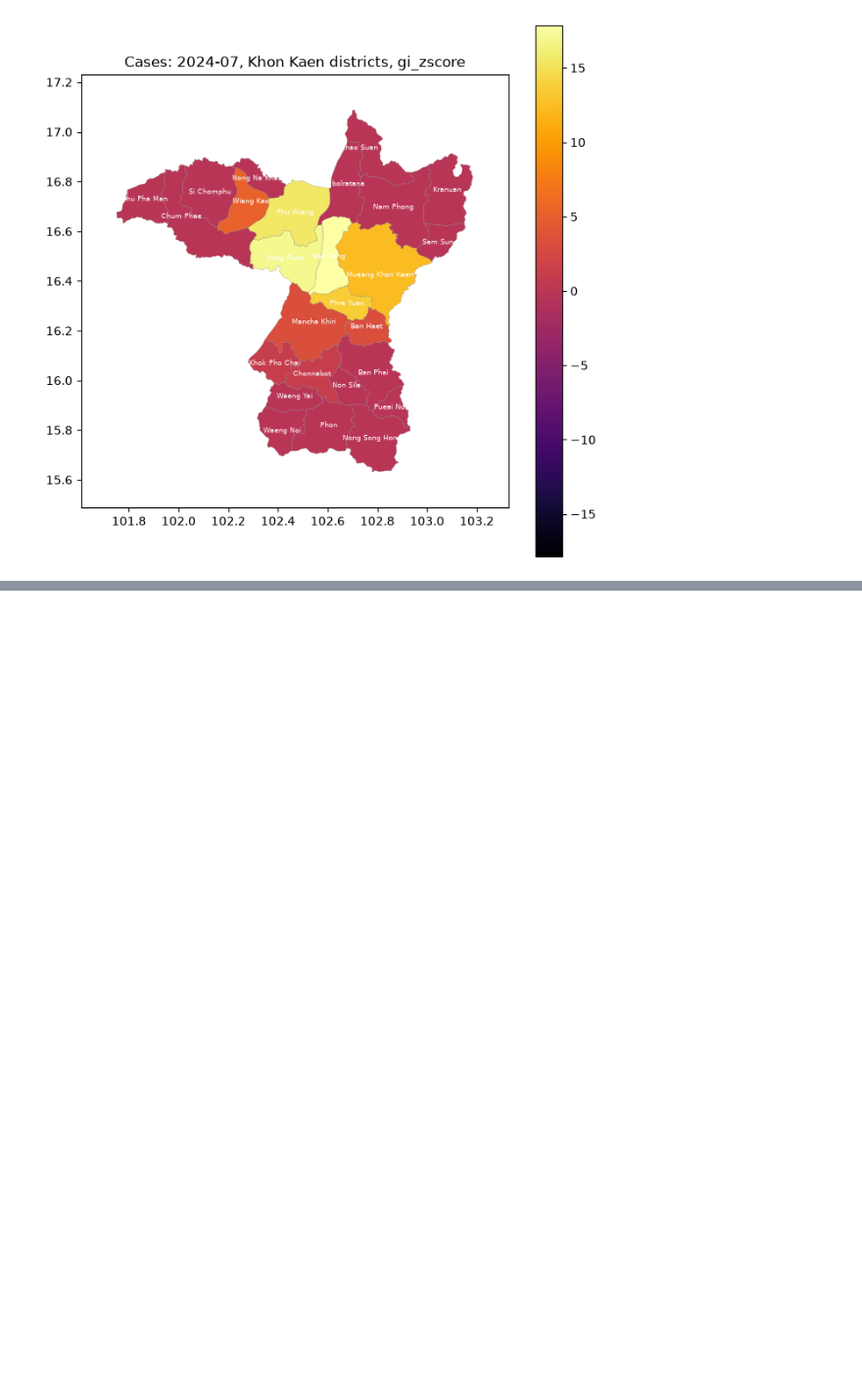
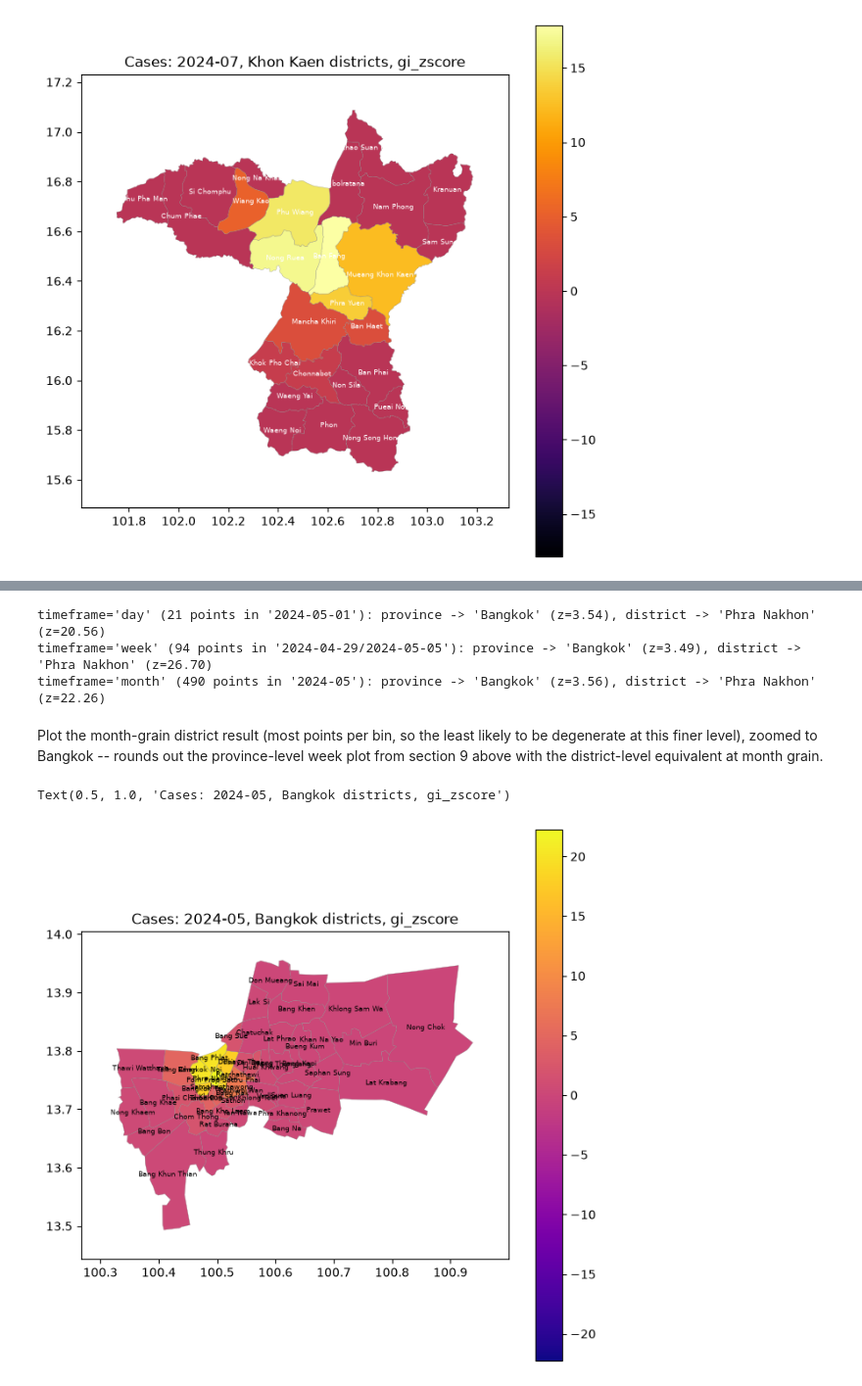
Before and after one commit to nongwarodom/spatialdetection, a Jupyter notebook: notebooks/quickstart.ipynb, the cells around one changed output, grey strips where cells are left out. Shown at 98% size. Drawn from its saved outputs; the diff is of its cells as text; code cells hidden in the pictures; blank space fills up the shorter version.

```diff
--- a/notebooks/quickstart.ipynb
+++ b/notebooks/quickstart.ipynb
@@ -582,0 +592,44 @@ for month, (province_code, province_en) in month_provinces.items():
+# %%
+for timeframe in ("day", "week", "month"):
+    binned = time_bin_label(time_df["reported_at"], timeframe=timeframe)
+    first_bin = sorted(binned.unique())[0]
+    bin_df = time_df[binned == first_bin]
+    with warnings.catch_warnings():
+        warnings.simplefilter("ignore", UserWarning)
+        bin_province = province_hotspots(bin_df, value_col="cases", k=5, permutations=199)
+        bin_district = district_hotspots(bin_df, value_col="cases", k=5, permutations=199)
+    top_province = bin_province.sort_values("gi_zscore", ascending=False).iloc[0]
+    top_district = bin_district.sort_values("gi_zscore", ascending=False).iloc[0]
+    print(
+        f"timeframe={timeframe!r} ({len(bin_df)} points in {first_bin!r}): "
+        f"province -> {top_province['province_en']!r} (z={top_province['gi_zscore']:.2f}), "
+        f"district -> {top_district['district_en']!r} (z={top_district['gi_zscore']:.2f})"
+    )
+# %% [output]
+timeframe='day' (21 points in '2024-05-01'): province -> 'Bangkok' (z=3.54), district -> 'Phra Nakhon' (z=20.56)
+timeframe='week' (94 points in '2024-04-29/2024-05-05'): province -> 'Bangkok' (z=3.49), district -> 'Phra Nakhon' (z=26.70)
+timeframe='month' (490 points in '2024-05'): province -> 'Bangkok' (z=3.56), district -> 'Phra Nakhon' (z=22.26)
+# %% [markdown]
+Plot the month-grain district result (most points per bin, so the least likely to be
+degenerate at this finer level), zoomed to Bangkok -- rounds out the province-level
+week plot from section 9 above with the district-level equivalent at month grain.
+# %%
+month_binned = time_bin_label(time_df["reported_at"], timeframe="month")
+first_month = sorted(month_binned.unique())[0]
+with warnings.catch_warnings():
+    warnings.simplefilter("ignore", UserWarning)
+    first_month_district = district_hotspots(
+        time_df[month_binned == first_month], value_col="cases", k=5, permutations=199
+    )
+
+plot_hotspots(
+    first_month_district,
+    province="TH10",
+    cmap="plasma",
+    show_labels=True,
+    label_fontsize=6,
+    label_color="black",
+).set_title(f"Cases: {first_month}, Bangkok districts, gi_zscore")
+# %% [output]
+Text(0.5, 1.0, 'Cases: 2024-05, Bangkok districts, gi_zscore')
+[figure, added]
```
Also changed, not shown: parts of 6 cells of this notebook, 2 other files.
